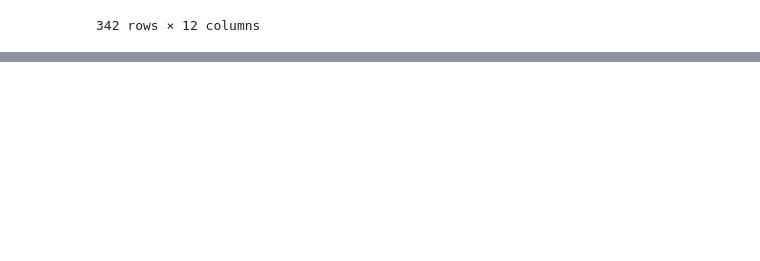
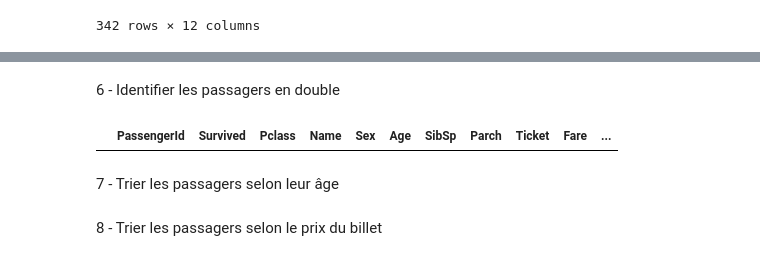
Before and after one commit to hammouyounes/Titanic-Data-Analysis, a Jupyter notebook: notebooks/Titanic_Analysis.ipynb, the cells around one changed output, grey strips where cells are left out. Cells and saved outputs as stored; diff of their text form; code cells hidden in the pictures; blank space fills up the shorter version.

```diff
--- a/notebooks/Titanic_Analysis.ipynb
+++ b/notebooks/Titanic_Analysis.ipynb
@@ -137,0 +219,8 @@ df[df["Survived"] == 1]
+# %% [markdown]
+6 - Identifier les passagers en double
+# %%
+df[df.duplicated()]
+# %% [output]
+|  | PassengerId | Survived | Pclass | Name | Sex | Age | SibSp | Parch | Ticket | Fare | ... |
+# %% [markdown]
+7 - Trier les passagers selon leur âge
@@ -137,0 +229,2 @@ df[df["Survived"] == 1]
+# %% [markdown]
+8 - Trier les passagers selon le prix du billet
```
Also changed, not shown: parts of 16 cells of this notebook.
